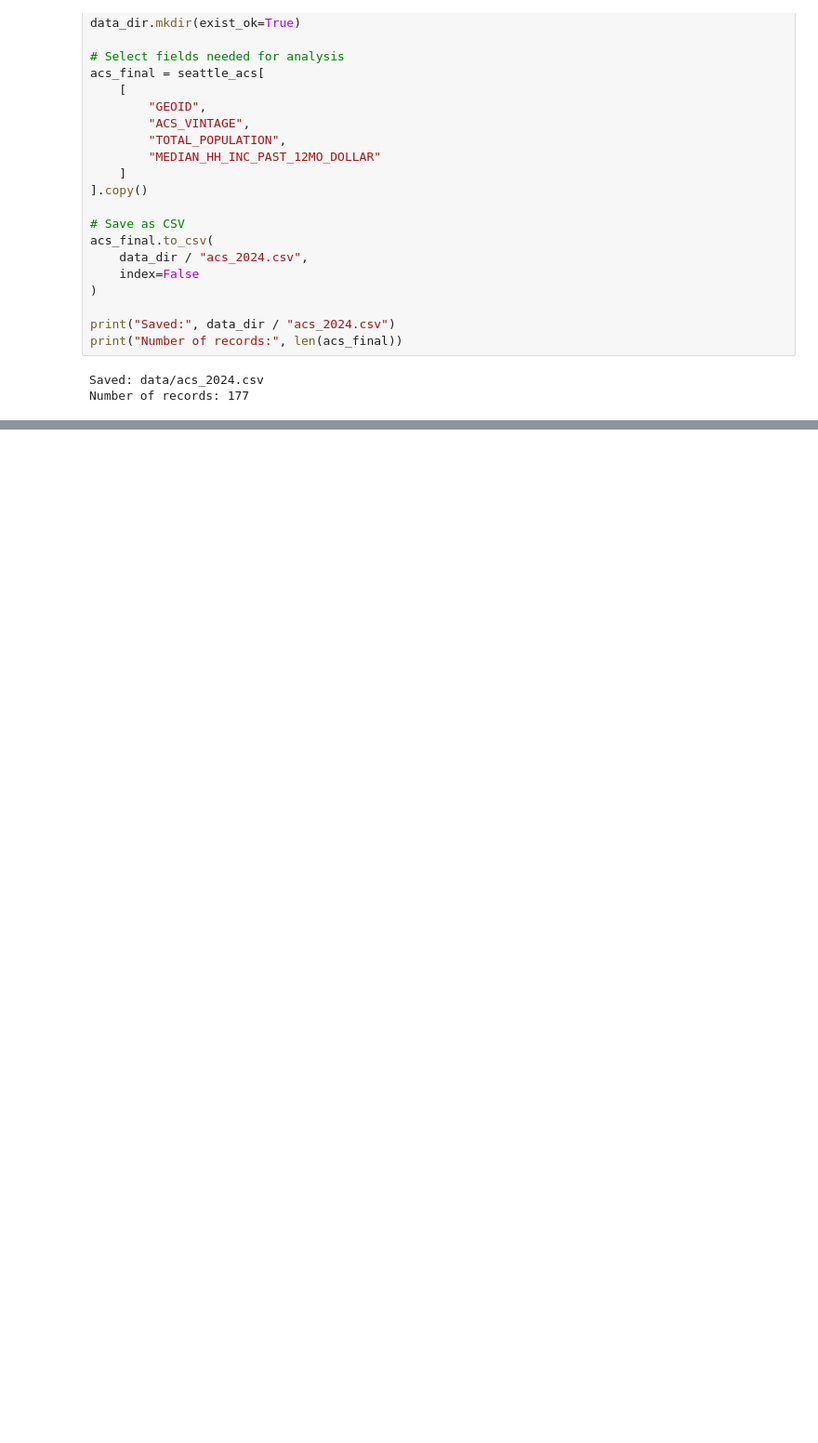
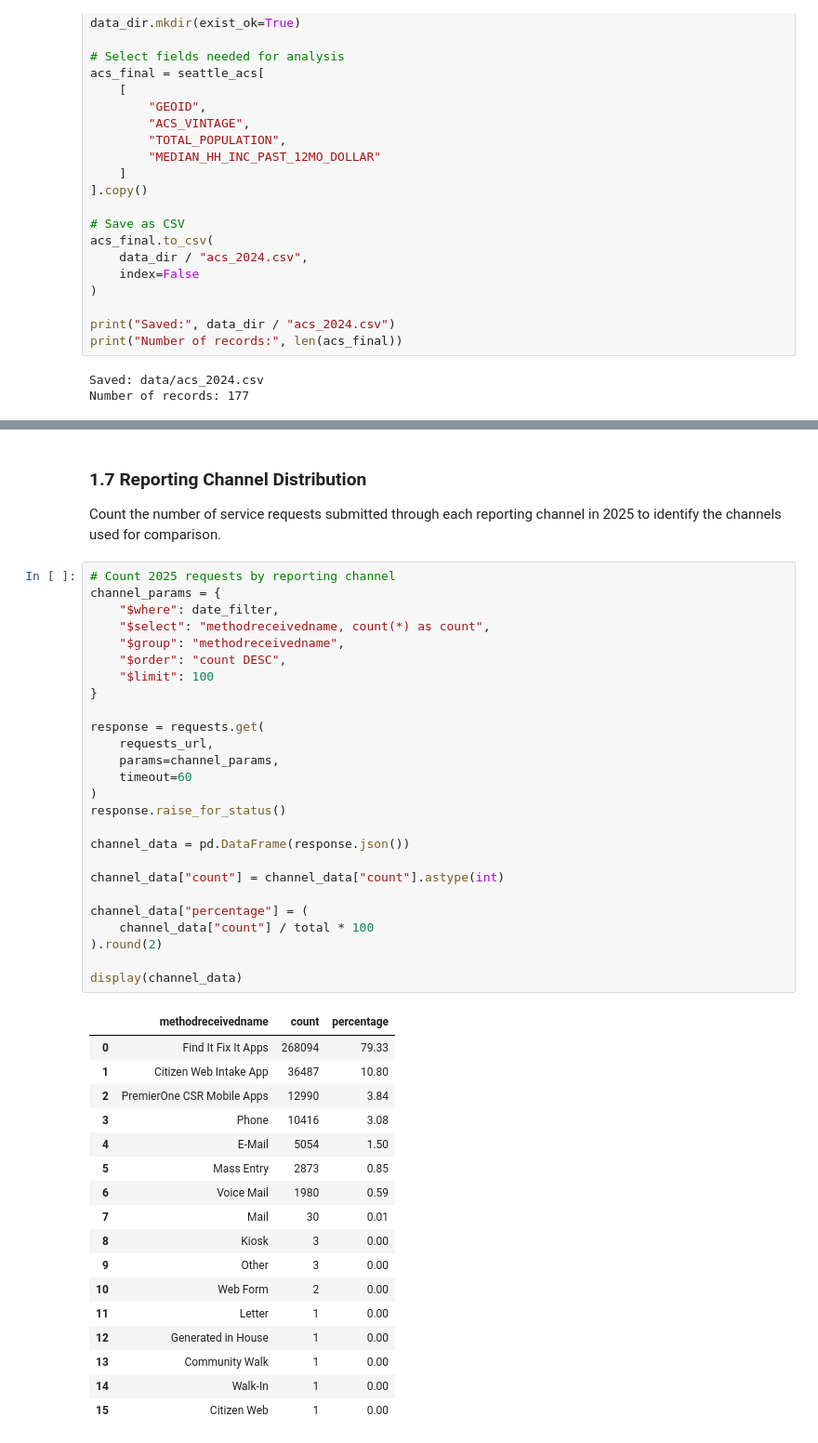
Before and after one commit to ywang254-a11y/hcde-410-final, a Jupyter notebook: Final_Analysis.ipynb, the cells around one changed output, grey strips where cells are left out. Shown at 93% size. Drawn from its saved outputs; the diff is of its cells as text; blank space fills up the shorter version.

```diff
--- a/Final_Analysis.ipynb
+++ b/Final_Analysis.ipynb
@@ -274,0 +335,47 @@ Number of records: 177
+# %% [markdown]
+### 1.7 Reporting Channel Distribution
+Count the number of service requests submitted through each reporting channel in 2025 to identify the channels used for comparison.
+# %%
+# Count 2025 requests by reporting channel
+channel_params = {
+    "$where": date_filter,
+    "$select": "methodreceivedname, count(*) as count",
+    "$group": "methodreceivedname",
+    "$order": "count DESC",
+    "$limit": 100
+}
+
+response = requests.get(
+    requests_url,
+    params=channel_params,
+    timeout=60
+)
+response.raise_for_status()
+
+channel_data = pd.DataFrame(response.json())
+
+channel_data["count"] = channel_data["count"].astype(int)
+
+channel_data["percentage"] = (
+    channel_data["count"] / total * 100
+).round(2)
+
+display(channel_data)
+# %% [output]
+|  | methodreceivedname | count | percentage |
+| 0 | Find It Fix It Apps | 268094 | 79.33 |
+| 1 | Citizen Web Intake App | 36487 | 10.80 |
+| 2 | PremierOne CSR Mobile Apps | 12990 | 3.84 |
+| 3 | Phone | 10416 | 3.08 |
+| 4 | E-Mail | 5054 | 1.50 |
+| 5 | Mass Entry | 2873 | 0.85 |
+| 6 | Voice Mail | 1980 | 0.59 |
+| 7 | Mail | 30 | 0.01 |
+| 8 | Kiosk | 3 | 0.00 |
+| 9 | Other | 3 | 0.00 |
+| 10 | Web Form | 2 | 0.00 |
+| 11 | Letter | 1 | 0.00 |
+| 12 | Generated in House | 1 | 0.00 |
+| 13 | Community Walk | 1 | 0.00 |
+| 14 | Walk-In | 1 | 0.00 |
+| 15 | Citizen Web | 1 | 0.00 |
```
Also changed, not shown: parts of 13 cells of this notebook, 1 other file.
